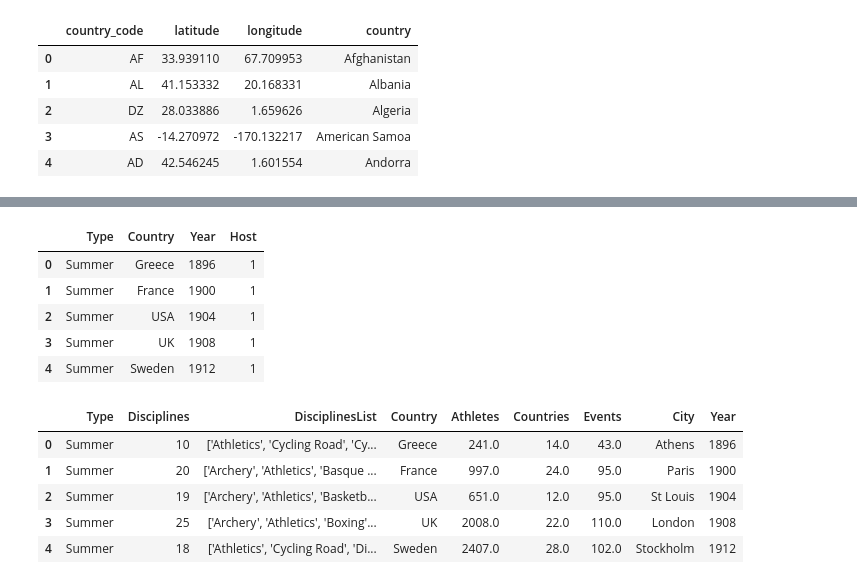
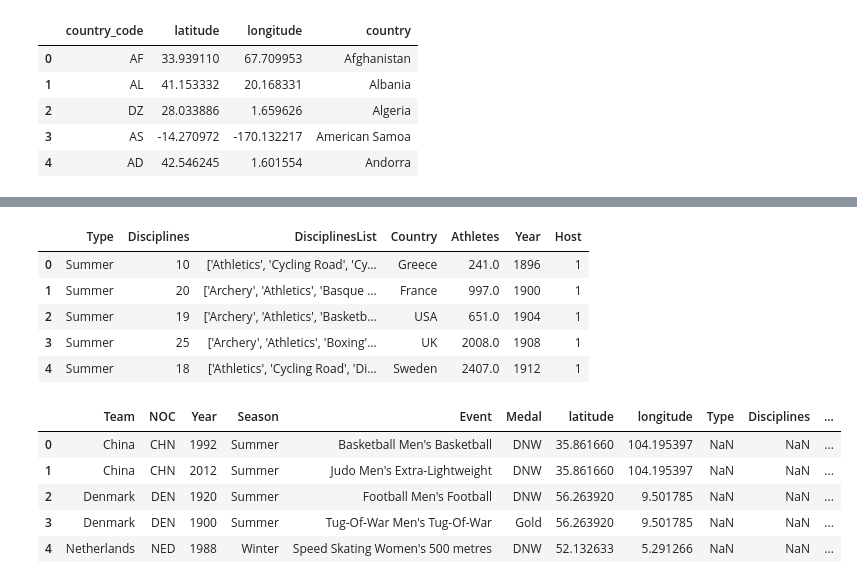
Before and after one commit to EJones621/Olympic_Analysis, a Jupyter notebook: Notebooks/Cleaning/cleaning.ipynb, the cells around one changed output, grey strips where cells are left out. Drawn from its saved outputs; the diff is of its cells as text; code cells hidden in the pictures.

```diff
--- a/Notebooks/Cleaning/cleaning.ipynb
+++ b/Notebooks/Cleaning/cleaning.ipynb
@@ -252,5 +241,5 @@ coordinates_df.loc[coordinates_df['latitude'].isnull(),['country_code', 'longitu
 # %%
 # Merging olympic and coordinate data
-olympic_coordinate_merge = olympic_data_merge.merge(coordinates_df, left_on = 'Team', right_on = 'country', how = 'left')
+olympic_coordinate_df = olympic_data_df.merge(coordinates_df, left_on = 'Team', right_on = 'country', how = 'left')
 # %%
 # Return first 5 rows of olympic_coordinate_df
@@ -272,8 +262,5 @@ olympic_coordinate_merge.loc[olympic_coordinate_merge['country'].isnull(),['Team
 # %%
-# NEW
-# Dropping longitude column
-# Adding longitude back
-# olympic_coordinate_merge.drop(['longitude', 'country_code', 'country'], axis=1, inplace=True)
-olympic_coordinate_merge.drop(['country_code', 'country'], axis=1, inplace=True)
+# Dropping uneccessary columns
+olympic_coordinate_df.drop(['country_code', 'country'], axis=1, inplace=True)
 # %%
 # Return first 5 rows of olympic_coordinate_df
@@ -302,4 +285,4 @@ hosts_new_df = hosts_df.copy()
 # %%
-# Drop columns we don't need
-# Dropping 'GamesUrl', 'Date', 'Disciplines', 'DisciplinesList', 'Athletes', 'Events','Countries', 'City' from hosts_df
-hosts_df.drop(['GamesUrl', 'Date', 'Disciplines', 'DisciplinesList', 'Athletes', 'Events','Countries', 'City'], axis=1, inplace=True)
+# Dropping uneccessary columns
+hosts_df.drop(['GamesUrl', 'Date',
+               'Events','Countries', 'City'], axis=1, inplace=True)
@@ -311,20 +290,23 @@ hosts_new_df.drop(['GamesUrl', 'Date', 'Host'], axis=1, inplace=True)
 # Return first 5 rows of hosts_df
 hosts_df.head()
 # %% [output]
-|  | Type | Country | Year | Host |
-| 0 | Summer | Greece | 1896 | 1 |
-| 1 | Summer | France | 1900 | 1 |
-| 2 | Summer | USA | 1904 | 1 |
-| 3 | Summer | UK | 1908 | 1 |
-| 4 | Summer | Sweden | 1912 | 1 |
+|  | Type | Disciplines | DisciplinesList | Country | Athletes | Year | Host |
+| 0 | Summer | 10 | ['Athletics', 'Cycling Road', 'Cy... | Greece | 241.0 | 1896 | 1 |
+| 1 | Summer | 20 | ['Archery', 'Athletics', 'Basque ... | France | 997.0 | 1900 | 1 |
+| 2 | Summer | 19 | ['Archery', 'Athletics', 'Basketb... | USA | 651.0 | 1904 | 1 |
+| 3 | Summer | 25 | ['Archery', 'Athletics', 'Boxing'... | UK | 2008.0 | 1908 | 1 |
+| 4 | Summer | 18 | ['Athletics', 'Cycling Road', 'Di... | Sweden | 2407.0 | 1912 | 1 |
+# %%
+# Merging the olympic + coordinate data with the host data
+olympic_coordinate_host_df = olympic_coordinate_df.merge(hosts_df, left_on = ['Year', 'Season', 'Team'],
+                                                               right_on = ['Year', 'Type', 'Country'], how = 'left')
 # %%
-# NEW
-# Return first 5 rows of hosts_new_df
-hosts_new_df.head()
+# Return first 5 rows of olympic_coordinate_host_df
+olympic_coordinate_host_df.head()
 # %% [output]
-|  | Type | Disciplines | DisciplinesList | Country | Athletes | Countries | Events | City | Year |
-| 0 | Summer | 10 | ['Athletics', 'Cycling Road', 'Cy... | Greece | 241.0 | 14.0 | 43.0 | Athens | 1896 |
-| 1 | Summer | 20 | ['Archery', 'Athletics', 'Basque ... | France | 997.0 | 24.0 | 95.0 | Paris | 1900 |
-| 2 | Summer | 19 | ['Archery', 'Athletics', 'Basketb... | USA | 651.0 | 12.0 | 95.0 | St Louis | 1904 |
-| 3 | Summer | 25 | ['Archery', 'Athletics', 'Boxing'... | UK | 2008.0 | 22.0 | 110.0 | London | 1908 |
-| 4 | Summer | 18 | ['Athletics', 'Cycling Road', 'Di... | Sweden | 2407.0 | 28.0 | 102.0 | Stockholm | 1912 |
+|  | Team | NOC | Year | Season | Event | Medal | latitude | longitude | Type | Disciplines | ... |
+| 0 | China | CHN | 1992 | Summer | Basketball Men's Basketball | DNW | 35.861660 | 104.195397 | NaN | NaN | ... |
+| 1 | China | CHN | 2012 | Summer | Judo Men's Extra-Lightweight | DNW | 35.861660 | 104.195397 | NaN | NaN | ... |
+| 2 | Denmark | DEN | 1920 | Summer | Football Men's Football | DNW | 56.263920 | 9.501785 | NaN | NaN | ... |
+| 3 | Denmark | DEN | 1900 | Summer | Tug-Of-War Men's Tug-Of-War | Gold | 56.263920 | 9.501785 | NaN | NaN | ... |
+| 4 | Netherlands | NED | 1988 | Winter | Speed Skating Women's 500 metres | DNW | 52.132633 | 5.291266 | NaN | NaN | ... |
```
Also changed, not shown: parts of 78 cells of this notebook.
